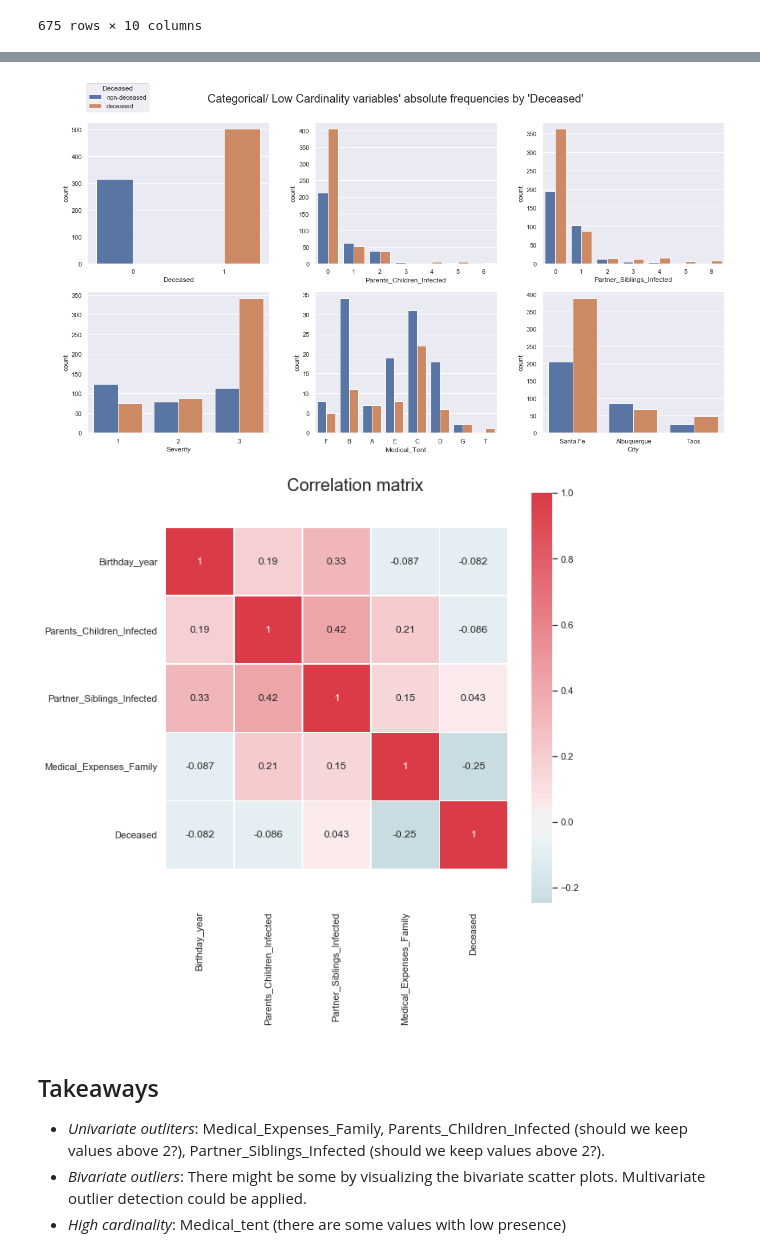
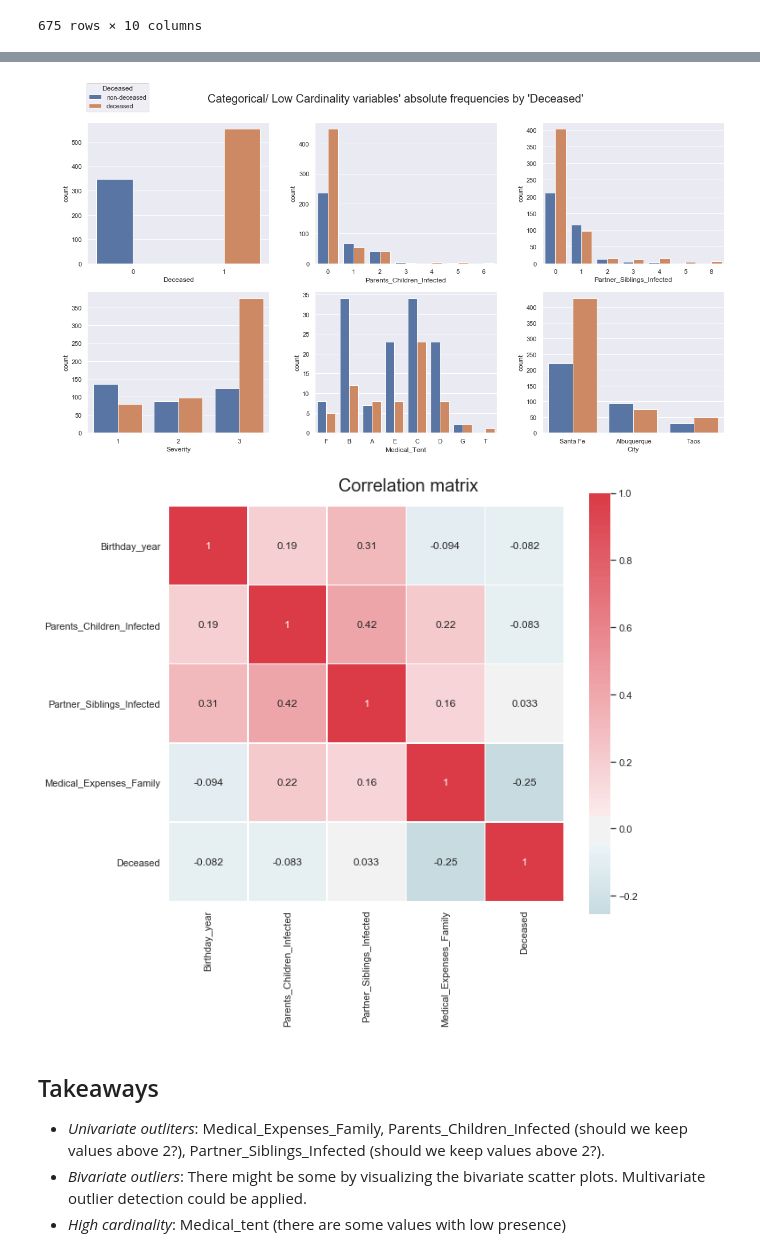
Before and after one commit to DavidSilva98/ML_project, a Jupyter notebook: group7.ipynb, the cells around one changed output, grey strips where cells are left out. Cells and saved outputs as stored; diff of their text form; code cells hidden in the pictures.

```diff
--- a/group7.ipynb
+++ b/group7.ipynb
@@ -260,2 +228,6 @@ metric_features = X_train.columns.drop(lc_c_features + ["Family_Case_ID", "Name"
+# %%
+# Variable groups
+lc_c_features = ["Severity", "Medical_Tent", "City"]  # low cardinality and categorical variables
+metric_features = df_explore.columns.drop(lc_c_features + ["Family_Case_ID", "Name"]).to_list()  # metric variables
 # %%
 # data to plot
@@ -297,7 +269,7 @@ plt.show()
 sns.set()
 
 # data to plot
-plot_df = pd.concat([X_train[lc_c_features + ["Parents_Children_Infected", "Partner_Siblings_Infected"]], y_train], axis=1)
+plot_df = pd.concat([df_explore[lc_c_features + ["Parents_Children_Infected", "Partner_Siblings_Infected"]], df_explore.Deceased], axis=1)
 plot_features = ["Deceased", "Parents_Children_Infected", "Partner_Siblings_Infected"] + lc_c_features
 
 # figure and axes
@@ -320,39 +292,39 @@ plt.suptitle("Categorical/ Low Cardinality variables' absolute frequencies by 'D
 
 plt.show()
 # %% [output]
-[figure, old version]
+[figure, new version]
 # %%
 sns.set(style="white")
 
 # Compute the correlation matrix
-corr = pd.concat([X_train[metric_features], y_train], axis=1).corr() #Getting correlation of numerical variables
+corr = pd.concat([df_explore[metric_features], df_explore.Deceased], axis=1).corr() #Getting correlation of numerical variables
 
 # Set up the matplotlib figure
 fig, ax = plt.subplots(figsize=(10, 8))
 
 # Generate a custom diverging colormap
 cmap = sns.diverging_palette(220, 10, as_cmap=True) #Make a diverging palette between two HUSL colors. Return a matplotlib colormap object.
 
 # # Pass 2D Numpy array to annot parameter
 # mask_annot = np.absolute(corr.values)>=0.50 # Annotate correlations above abs(0.5)
 # annot_arr = np.where(mask_annot, corr.values.round(2), np.full(corr.shape,""))
 
 # Draw the heatmap with the mask and correct aspect ratio
 sns.heatmap(corr, cmap=cmap, center=0, square=True, linewidths=.5, annot=corr, ax=ax)
 
 # Layout
 plt.subplots_adjust(top=0.95)
 plt.suptitle("Correlation matrix", fontsize=20)
 plt.yticks(rotation=0)
 # Fixing the bug of partially cut-off bottom and top cells
 b, t = plt.ylim() # discover the values for bottom and top
 b += 0.5 # Add 0.5 to the bottom
 t -= 0.5 # Subtract 0.5 from the top
 plt.ylim(b, t) # update the ylim(bottom, top) values
 
 plt.show()
 # %% [output]
-[figure, old version]
+[figure, new version]
 # %% [markdown]
 ## Takeaways
 - *Univariate outliters*: Medical_Expenses_Family, Parents_Children_Infected (should we keep values above 2?), Partner_Siblings_Infected (should we keep values above 2?).
```
Also changed, not shown: parts of 16 cells of this notebook.
